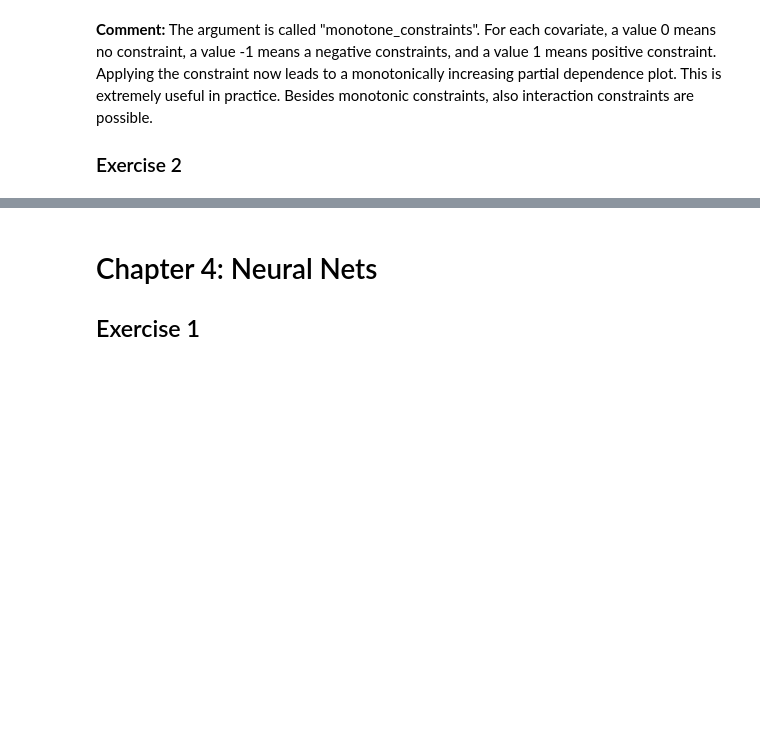
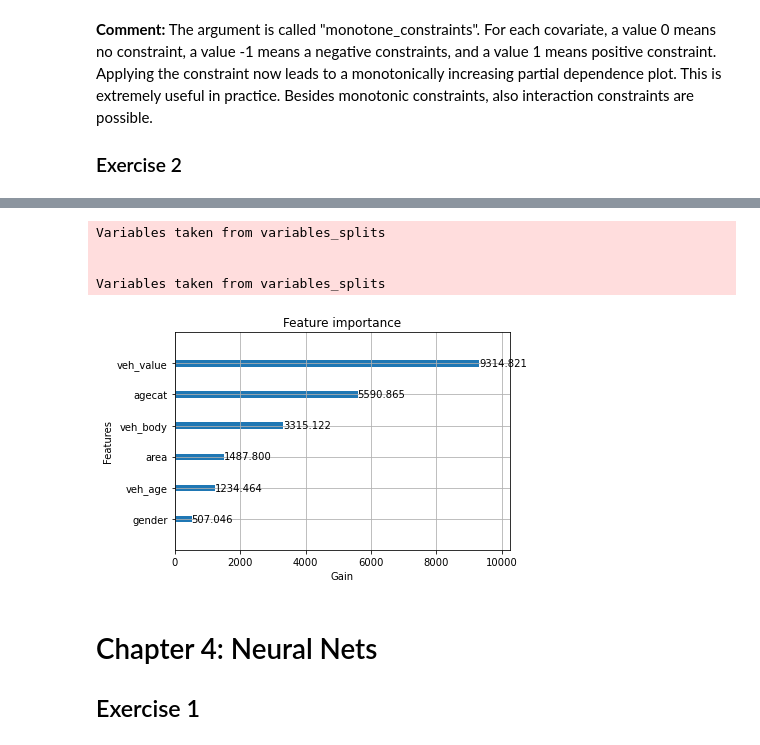
Before and after one commit to mayer79/ml_lecture, a Jupyter notebook: py/exercise_solutions.ipynb, the cells around one changed output, grey strips where cells are left out. Saved outputs shown, nothing was run; the diff lists cells and outputs as text; code cells hidden in the pictures; blank space fills up the shorter version.

```diff
--- a/py/exercise_solutions.ipynb
+++ b/py/exercise_solutions.ipynb
@@ -809,0 +931,7 @@ Variables taken from variables_splits
+# %%
+# Step 3: Fit on best params
+best = search_df.iloc[0]
+
+fit = lgb.train(
+    params=best.params, train_set=dtrain, num_boost_round=best.num_boost_round
+)
@@ -809,0 +947,45 @@ Variables taken from variables_splits
+# %%
+# Interpret model
+import numpy as np
+import dalex as dx
+from sklearn.metrics import log_loss
+
+# Variable importance regarding MSE improvement
+lgb.plot_importance(fit, importance_type="gain", xlabel="Gain")
+
+# Set up explainer object
+def pred_fun(m, df):
+    return m.predict(encoder.transform(df))
+
+
+exp = dx.Explainer(fit, df_train, predict_function=pred_fun, verbose=False)
+
+# Test performance
+test_loss = log_loss(y_test, exp.predict(df_test))
+test_loss0 = log_loss(y_test, np.repeat(y_train.mean(), len(y_test)))
+rel_imp = (test_loss0 - test_loss) / test_loss0
+
+print(f"Test log-loss: {test_loss: .3f}")
+print(f"Relative improvement in log-loss: {rel_imp: .3%}")
+
+# Partial dependence plots on training data
+num_eval_at = {
+    "veh_value": np.linspace(0, 5, 41),
+    "agecat": sorted(car["agecat"].unique()),
+    "veh_age": sorted(car["veh_age"].unique()),
+}
+pdp_num = exp.model_profile(
+    variable_splits=num_eval_at,
+    label="Partial depencence for numeric variables",
+    verbose=False,
+)
+pdp_num.plot()
+
+pdp_ord = exp.model_profile(
+    variable_type="categorical",
+    variable_splits=dict(zip(ord_features, ord_levels)),
+    label="Partial depencence for ordinal variables",
+    verbose=False,
+)
+pdp_ord.plot()
+# %% [output]
@@ -810,3 +994,8 @@ Variables taken from variables_splits
+Variables taken from variables_splits
+
+
+Variables taken from variables_splits
+[figure, added]
 # %% [markdown]
 # Chapter 4: Neural Nets
 
```
Also changed, not shown: parts of 11 cells of this notebook, 5 other files.
